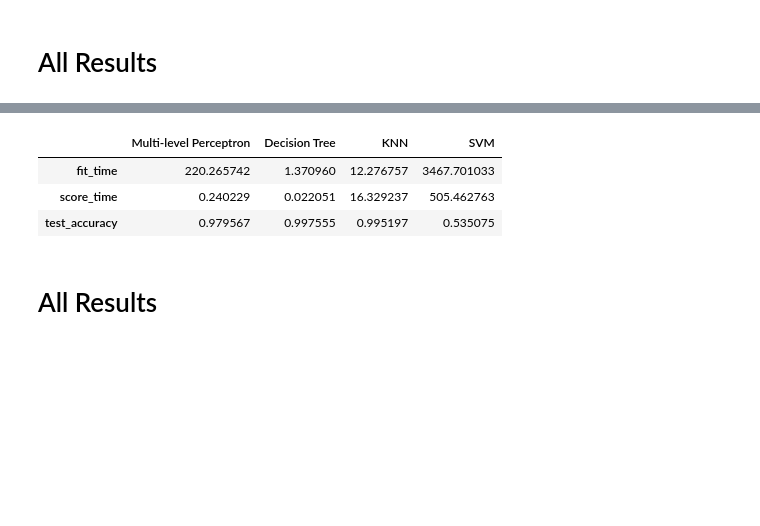
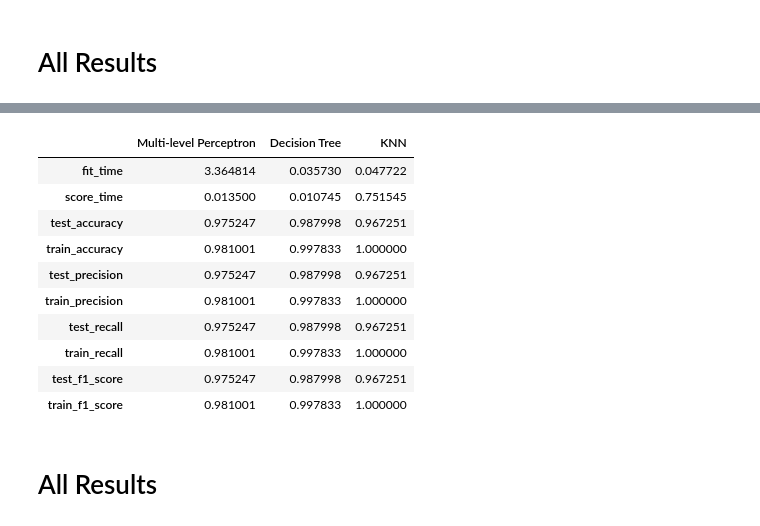
Before and after one commit to elwazeer/IDS-Ensemble-ML, a Jupyter notebook: NSL/models/NSL_Models_PCA.ipynb, the cells around one changed output, grey strips where cells are left out. Drawn from its saved outputs; the diff is of its cells as text; code cells hidden in the pictures; blank space fills up the shorter version.

Commit message:
added results of NSL

```diff
--- a/NSL/models/NSL_Models_PCA.ipynb
+++ b/NSL/models/NSL_Models_PCA.ipynb
@@ -348,7 +434,7 @@ dtScore.to_csv('NSL_dtScore_scores.csv')
 # %%
 dt_parameters={'min_samples_split' : range(10,500,20),'max_depth': range(1,20,2)}
 # %%
-dt2 = DecisionTreeClassifier()
+dt2 = tree.DecisionTreeClassifier()
 # %%
 dlGrid = GridSearchCV(dt2, dt_parameters, scoring=scoring_metrics, refit='accuracy', verbose=3, n_jobs=-1, cv=4)
 # %%
@@ -412,7 +492,7 @@ param_dict = dict(n_neighbors=k_range)
 # %%
 grid = GridSearchCV(knn, param_dict, cv=4, scoring=scoring_metrics, refit='accuracy', verbose=3, n_jobs=-1)
 # %%
-grid.fit(X, y)
+grid.fit(df_pca, y)
 # %% [output]
 Fitting 4 folds for each of 20 candidates, totalling 80 fits
 [Parallel(n_jobs=-1)]: Using backend LokyBackend with 8 concurrent workers.
@@ -444,2 +524,2 @@ knnFinalScore = cross_validate(knn2, X, y, cv=4, scoring=scoring_metrics, verbos
 # %%
-pd.DataFrame(knnFinalScore)
+knnFinalScore = pd.DataFrame(knnFinalScore)
@@ -476,10 +543,10 @@ knnFinalScore.to_csv('NSL_KNN_Scores')
 # All Results
 # %%
 allResults=pd.concat([
-    pd.DataFrame(mlpScore).mean(),
-    pd.DataFrame(dtFinalScore).mean(),
-    pd.DataFrame(knnFinalScore).mean(),
-    pd.DataFrame(ss).mean()
+    mlpScore.mean(),
+    dtFinalScore.mean(),
+    knnFinalScore.mean(),
+    randomForestScore.mean()
 ], axis=1)
 allResults
 # %% [output]
@@ -490,10 +564,17 @@ allResults
 # %%
-allResults.rename(columns={0:'Multi-level Perceptron', 1:'Decision Tree', 2:'KNN' , 3:'SVM' },  inplace=True)
+allResults.rename(columns={0:'Multi-level Perceptron', 1:'Decision Tree', 2:'KNN' , 3:'Random Forest' },  inplace=True)
 allResults
 # %% [output]
-|  | Multi-level Perceptron | Decision Tree | KNN | SVM |
-| fit_time | 220.265742 | 1.370960 | 12.276757 | 3467.701033 |
-| score_time | 0.240229 | 0.022051 | 16.329237 | 505.462763 |
-| test_accuracy | 0.979567 | 0.997555 | 0.995197 | 0.535075 |
+|  | Multi-level Perceptron | Decision Tree | KNN |
+| fit_time | 3.364814 | 0.035730 | 0.047722 |
+| score_time | 0.013500 | 0.010745 | 0.751545 |
+| test_accuracy | 0.975247 | 0.987998 | 0.967251 |
+| train_accuracy | 0.981001 | 0.997833 | 1.000000 |
+| test_precision | 0.975247 | 0.987998 | 0.967251 |
+| train_precision | 0.981001 | 0.997833 | 1.000000 |
+| test_recall | 0.975247 | 0.987998 | 0.967251 |
+| train_recall | 0.981001 | 0.997833 | 1.000000 |
+| test_f1_score | 0.975247 | 0.987998 | 0.967251 |
+| train_f1_score | 0.981001 | 0.997833 | 1.000000 |
 # %% [markdown]
 # All Results
```
Also changed, not shown: parts of 44 cells of this notebook, 13 other files.
